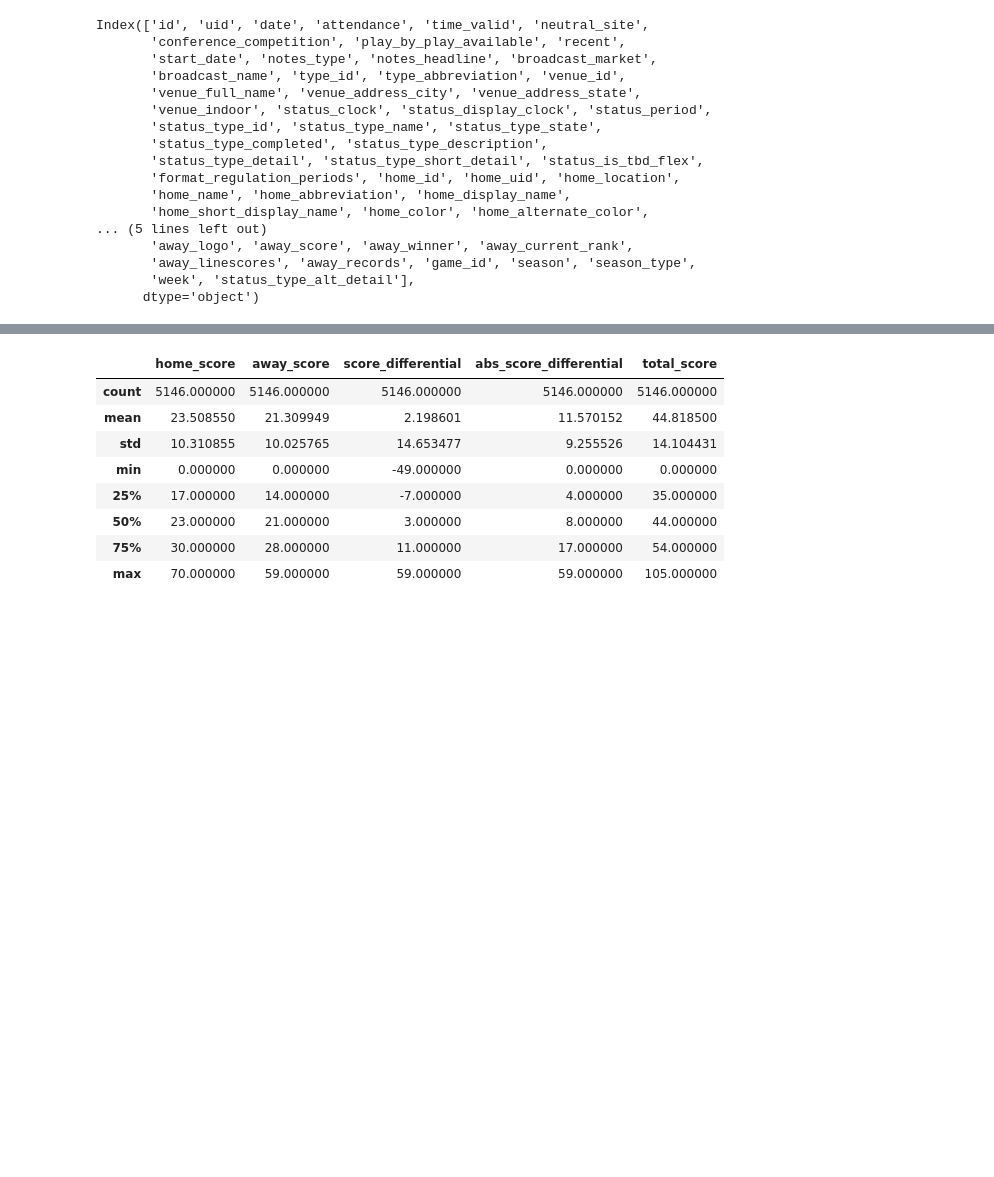
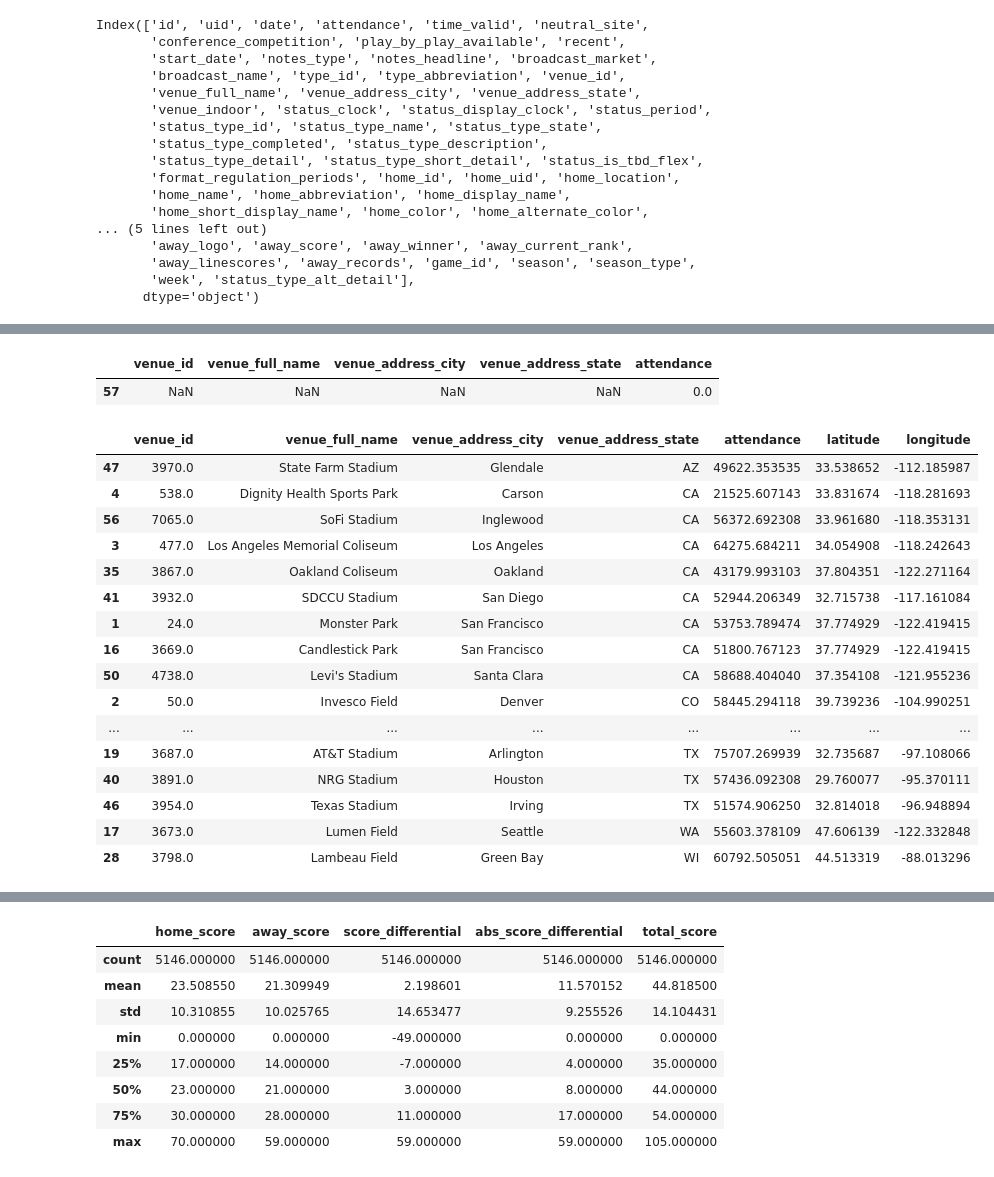
Before and after one commit to dan8239/nfl-data-engineering, a Jupyter notebook: src/box_scores/box_scores_eda.ipynb, the cells around one changed output, grey strips where cells are left out. Cells and saved outputs as stored; diff of their text form; code cells hidden in the pictures; blank space fills up the shorter version.

```diff
--- a/src/box_scores/box_scores_eda.ipynb
+++ b/src/box_scores/box_scores_eda.ipynb
@@ -98,0 +130,7 @@ stadium_df = box_scores_df[[
+# %%
+stadium_df[stadium_df["venue_full_name"].isnull()]
+# %% [output]
+|  | venue_id | venue_full_name | venue_address_city | venue_address_state | attendance |
+| 57 | NaN | NaN | NaN | NaN | 0.0 |
+# %%
+stadium_df.dropna(subset=["venue_id"], inplace=True)
@@ -102,0 +152,20 @@ stadium_df = box_scores_df[[
+# %%
+stadium_df.sort_values(by=["venue_address_state", "venue_address_city", "venue_id"])
+# %% [output]
+|  | venue_id | venue_full_name | venue_address_city | venue_address_state | attendance | latitude | longitude |
+| 47 | 3970.0 | State Farm Stadium | Glendale | AZ | 49622.353535 | 33.538652 | -112.185987 |
+| 4 | 538.0 | Dignity Health Sports Park | Carson | CA | 21525.607143 | 33.831674 | -118.281693 |
+| 56 | 7065.0 | SoFi Stadium | Inglewood | CA | 56372.692308 | 33.961680 | -118.353131 |
+| 3 | 477.0 | Los Angeles Memorial Coliseum | Los Angeles | CA | 64275.684211 | 34.054908 | -118.242643 |
+| 35 | 3867.0 | Oakland Coliseum | Oakland | CA | 43179.993103 | 37.804351 | -122.271164 |
+| 41 | 3932.0 | SDCCU Stadium | San Diego | CA | 52944.206349 | 32.715738 | -117.161084 |
+| 1 | 24.0 | Monster Park | San Francisco | CA | 53753.789474 | 37.774929 | -122.419415 |
+| 16 | 3669.0 | Candlestick Park | San Francisco | CA | 51800.767123 | 37.774929 | -122.419415 |
+| 50 | 4738.0 | Levi's Stadium | Santa Clara | CA | 58688.404040 | 37.354108 | -121.955236 |
+| 2 | 50.0 | Invesco Field | Denver | CO | 58445.294118 | 39.739236 | -104.990251 |
+| ... | ... | ... | ... | ... | ... | ... | ... |
+| 19 | 3687.0 | AT&T Stadium | Arlington | TX | 75707.269939 | 32.735687 | -97.108066 |
+| 40 | 3891.0 | NRG Stadium | Houston | TX | 57436.092308 | 29.760077 | -95.370111 |
+| 46 | 3954.0 | Texas Stadium | Irving | TX | 51574.906250 | 32.814018 | -96.948894 |
+| 17 | 3673.0 | Lumen Field | Seattle | WA | 55603.378109 | 47.606139 | -122.332848 |
+| 28 | 3798.0 | Lambeau Field | Green Bay | WI | 60792.505051 | 44.513319 | -88.013296 |
```
Also changed, not shown: parts of 14 cells of this notebook, 12 other files.
